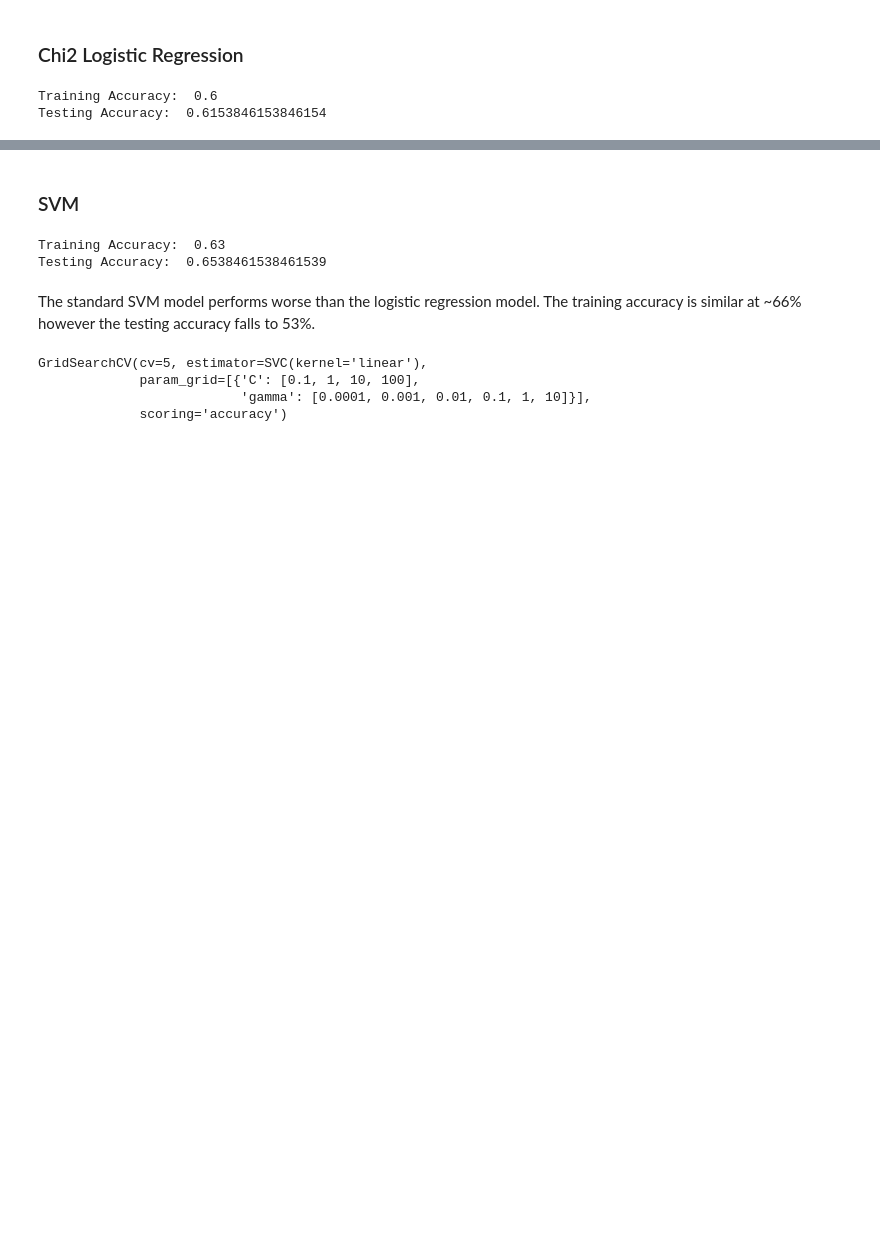
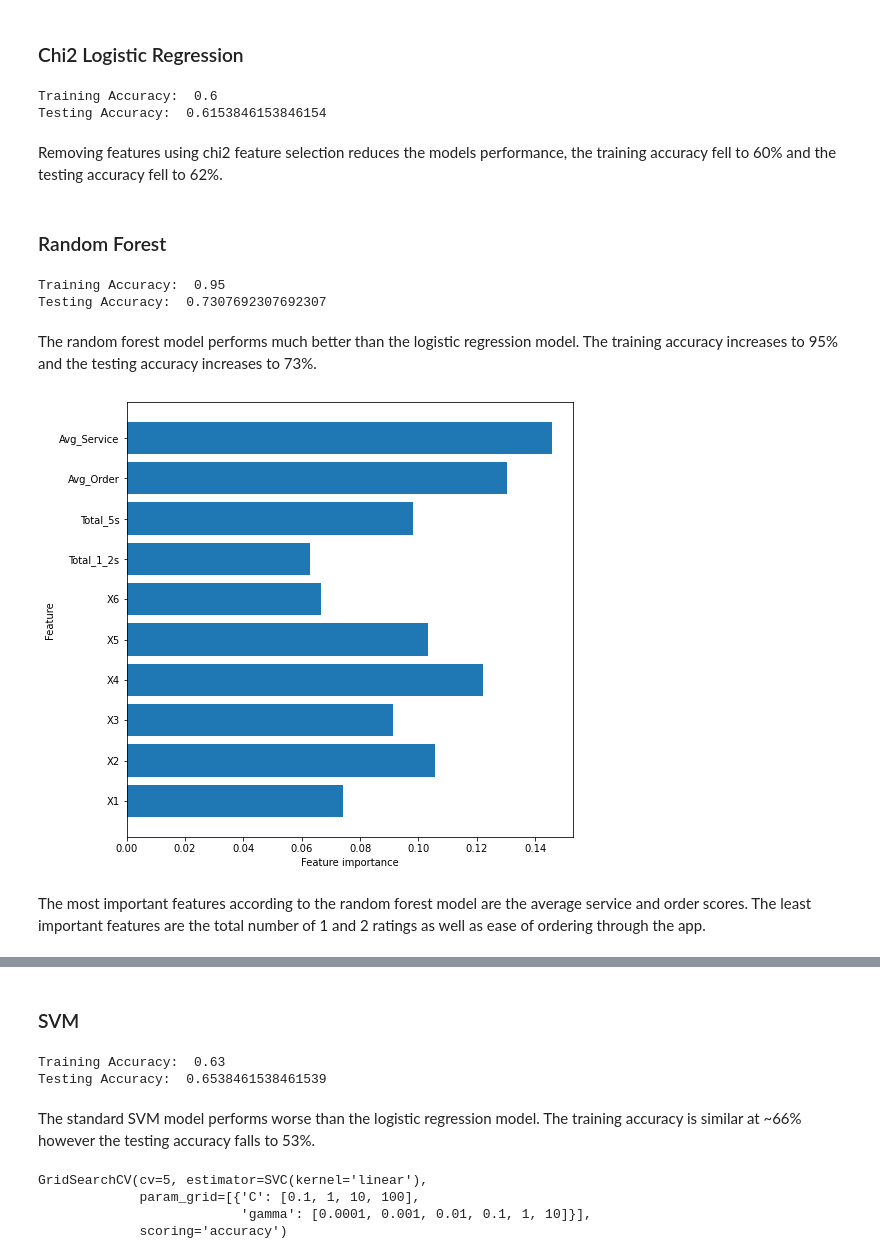
Before and after one commit to c-woo/Happy-Customers, a Jupyter notebook: I9LKTOVs4zUei1F9.ipynb, the cells around one changed output, grey strips where cells are left out. Saved outputs shown, nothing was run; the diff lists cells and outputs as text; code cells hidden in the pictures; blank space fills up the shorter version.

```diff
--- a/I9LKTOVs4zUei1F9.ipynb
+++ b/I9LKTOVs4zUei1F9.ipynb
@@ -325,3 +291,25 @@ print('Testing Accuracy: ', accuracy_score(y_test, y_hat_test))
 # %% [output]
 Training Accuracy:  0.6
 Testing Accuracy:  0.6153846153846154
+# %% [markdown]
+Removing features using chi2 feature selection reduces the models performance, the training accuracy fell to 60% and the testing accuracy fell to 62%.
+# %% [markdown]
+### Random Forest
+# %%
+## create a random forest model
+
+rf = RandomForestClassifier(random_state=7)
+rf.fit(X_train, y_train)
+
+## find out accuracy score
+
+y_hat_train = rf.predict(X_train)
+y_hat_test = rf.predict(X_test)
+
+print('Training Accuracy: ', accuracy_score(y_train, y_hat_train))
+print('Testing Accuracy: ', accuracy_score(y_test, y_hat_test))
+# %% [output]
+Training Accuracy:  0.95
+Testing Accuracy:  0.7307692307692307
+# %% [markdown]
+The random forest model performs much better than the logistic regression model. The training accuracy increases to 95% and the testing accuracy increases to 73%.
@@ -327,0 +326,6 @@ Testing Accuracy:  0.6153846153846154
+# %%
+plot_feature_importances(rf)
+# %% [output]
+[figure, added]
+# %% [markdown]
+The most important features according to the random forest model are the average service and order scores. The least important features are the total number of 1 and 2 ratings as well as ease of ordering through the app.
```
Also changed, not shown: parts of 101 cells of this notebook.
